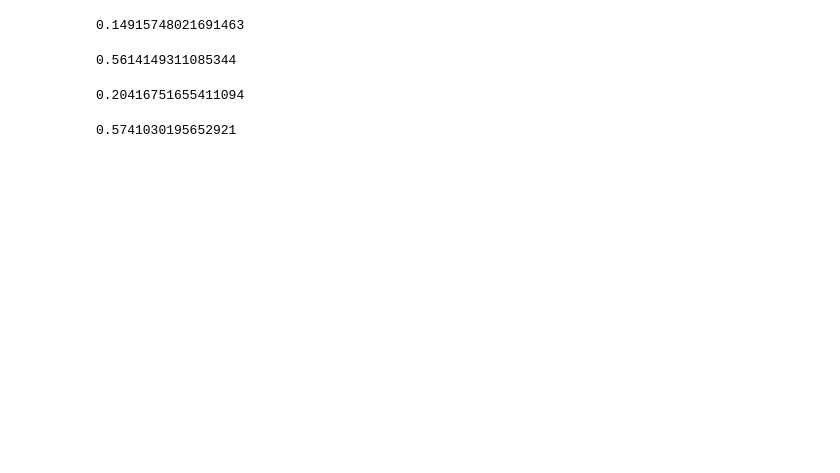
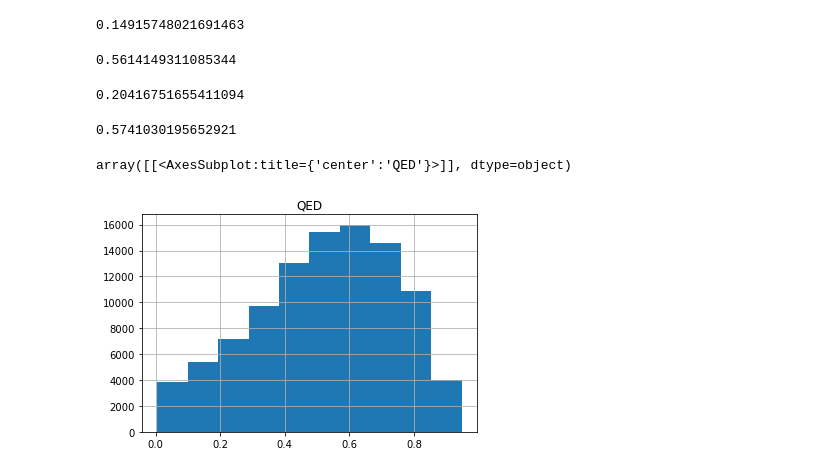
Before and after one commit to n-beckage/CS287-Project, a Jupyter notebook: Script.ipynb, the cells around one changed output. Saved outputs shown, nothing was run; the diff lists cells and outputs as text; code cells hidden in the pictures; blank space fills up the shorter version.

Commit message:
add histogram

```diff
--- a/Script.ipynb
+++ b/Script.ipynb
@@ -167,3 +167,8 @@ drug = df[df['Veber'] == 'Drug-like']
 drug['QED'].mean()
 # %% [output]
 0.5741030195652921
+# %%
+df.hist(column='QED')
+# %% [output]
+array([[<AxesSubplot:title={'center':'QED'}>]], dtype=object)
+[figure, added]
```
Also changed, not shown: parts of 2 cells of this notebook.
